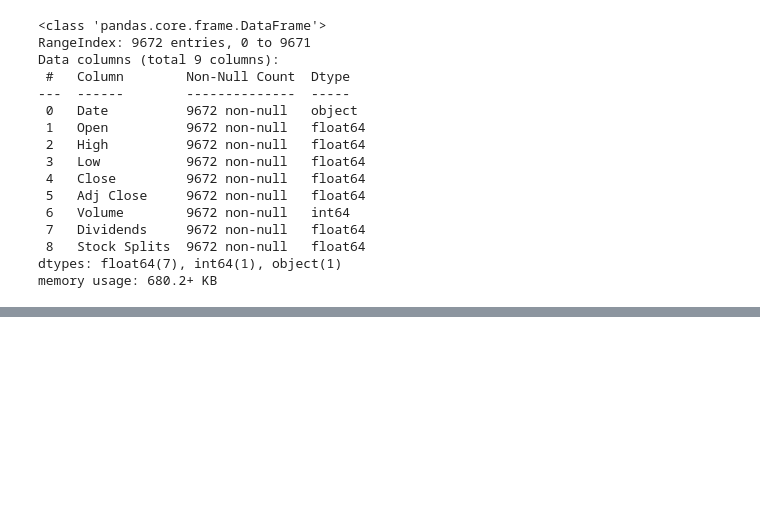
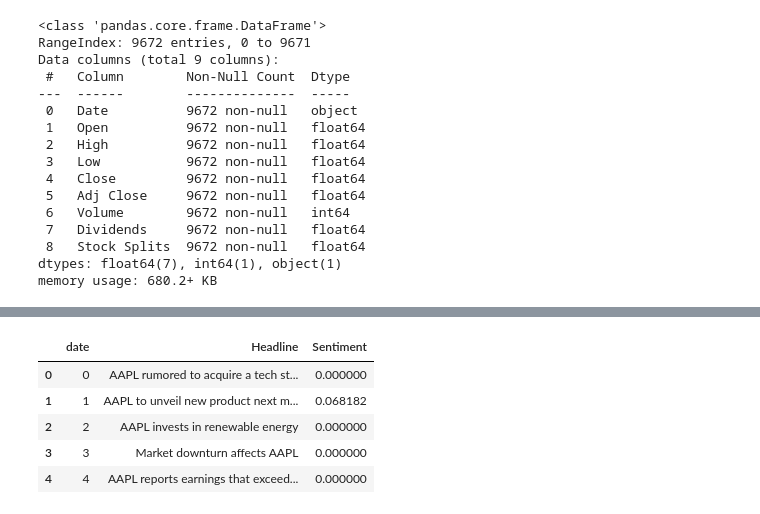
Before and after one commit to surak-alf/Project_3, a Jupyter notebook: src/notebooks/MSFT (1).ipynb, the cells around one changed output, grey strips where cells are left out. Saved outputs shown, nothing was run; the diff lists cells and outputs as text; code cells hidden in the pictures; blank space fills up the shorter version.

```diff
--- a/src/notebooks/MSFT (1).ipynb
+++ b/src/notebooks/MSFT (1).ipynb
@@ -109,0 +115,3 @@ fig.show()
+# %%
+# convert the date column to datetime
+raw_df['date'] = pd.to_datetime(raw_df['date'], format='ISO8601')
@@ -109,0 +170,9 @@ fig.show()
+# %%
+text_data.head()
+# %% [output]
+|  | date | Headline | Sentiment |
+| 0 | 0 | AAPL rumored to acquire a tech st... | 0.000000 |
+| 1 | 1 | AAPL to unveil new product next m... | 0.068182 |
+| 2 | 2 | AAPL invests in renewable energy | 0.000000 |
+| 3 | 3 | Market downturn affects AAPL | 0.000000 |
+| 4 | 4 | AAPL reports earnings that exceed... | 0.000000 |
```
Also changed, not shown: parts of 13 cells of this notebook.
